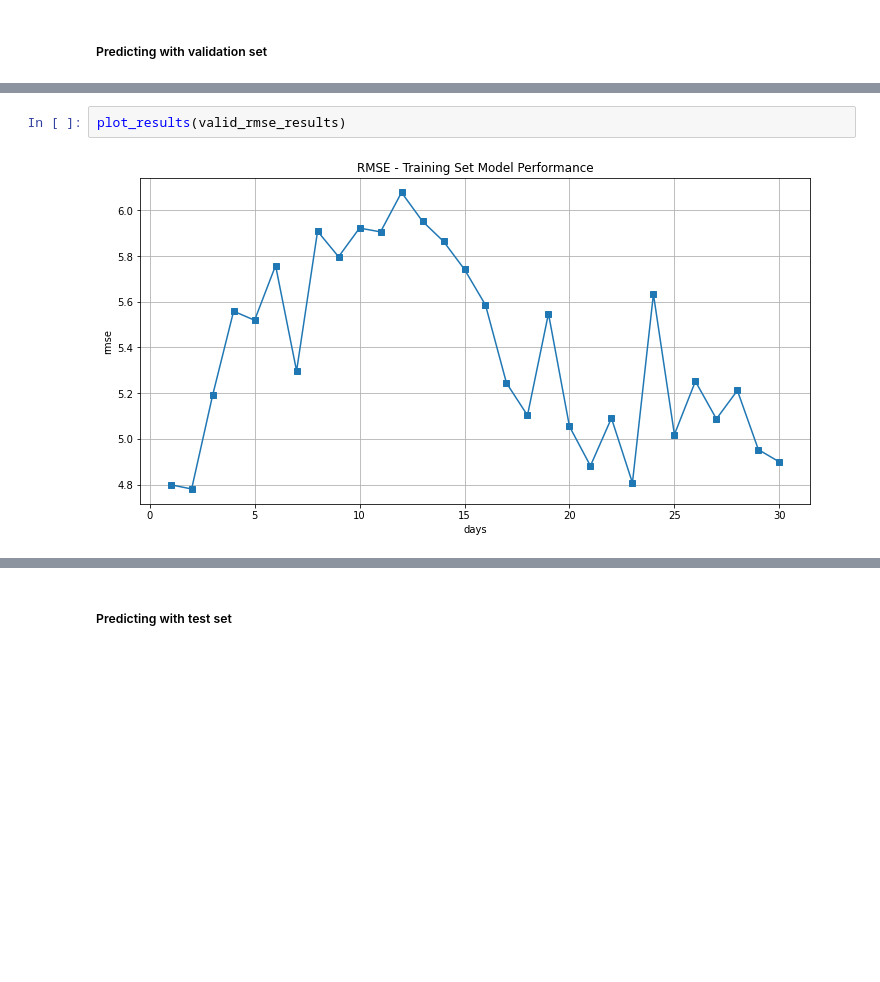
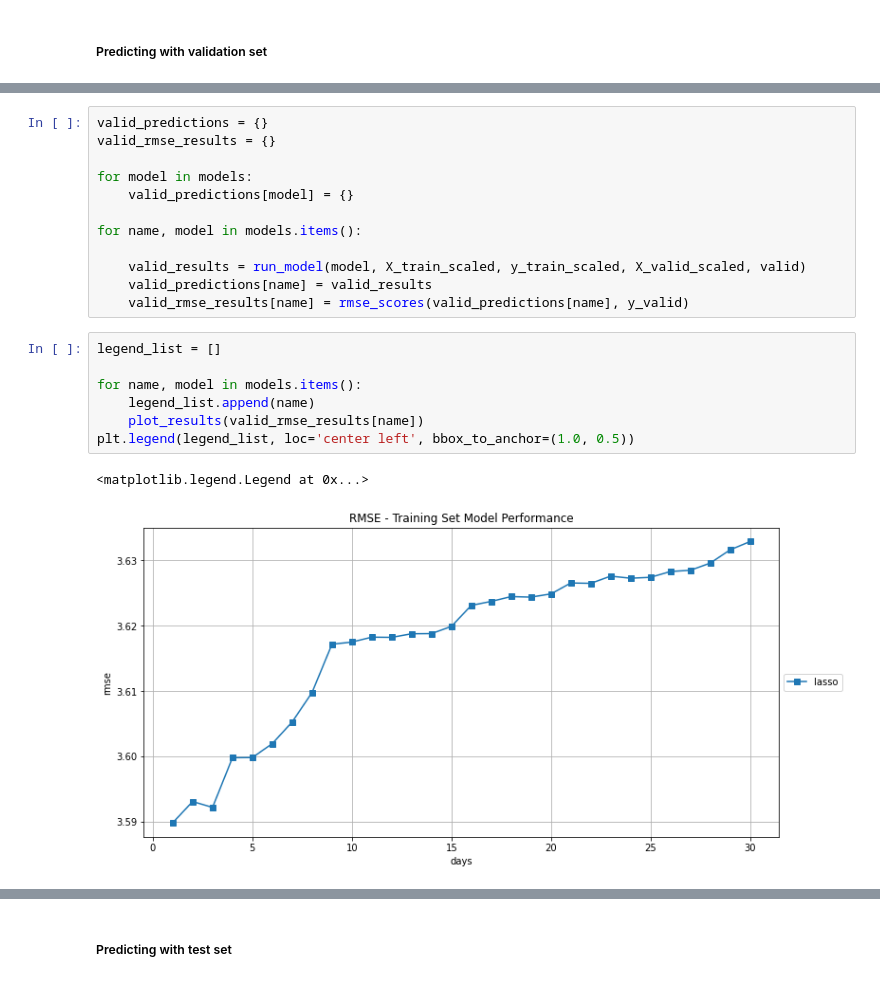
Before and after one commit to terrill11/spy_trend, a Jupyter notebook: models/multi_step_forecasting/spy_trend_recursive.ipynb, the cells around one changed output, grey strips where cells are left out. Saved outputs shown, nothing was run; the diff lists cells and outputs as text; blank space fills up the shorter version.

```diff
--- a/models/multi_step_forecasting/spy_trend_recursive.ipynb
+++ b/models/multi_step_forecasting/spy_trend_recursive.ipynb
@@ -410,4 +433,22 @@ valid_rmse_results = rmse_scores(valid_results, y_valid)
-# %%
-plot_results(valid_rmse_results)
-# %% [output]
-[figure, removed]
+# %%
+valid_predictions = {}
+valid_rmse_results = {}
+
+for model in models:
+    valid_predictions[model] = {}
+
+for name, model in models.items():
+
+    valid_results = run_model(model, X_train_scaled, y_train_scaled, X_valid_scaled, valid)
+    valid_predictions[name] = valid_results
+    valid_rmse_results[name] = rmse_scores(valid_predictions[name], y_valid)
+# %%
+legend_list = []
+
+for name, model in models.items():
+    legend_list.append(name)
+    plot_results(valid_rmse_results[name])
+plt.legend(legend_list, loc='center left', bbox_to_anchor=(1.0, 0.5))
+# %% [output]
+<matplotlib.legend.Legend at 0x...>
+[figure, added]
```
Also changed, not shown: parts of 9 cells of this notebook.
